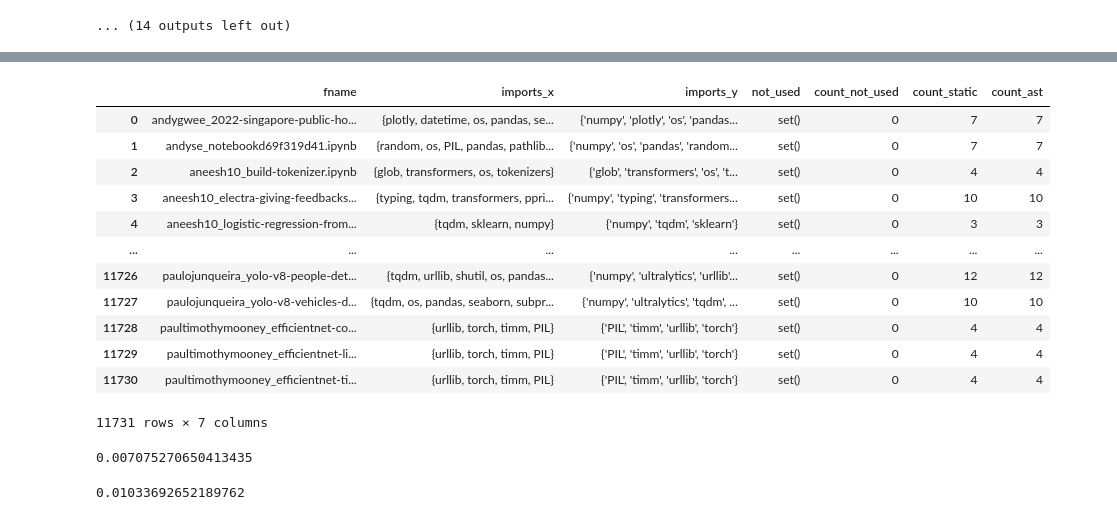
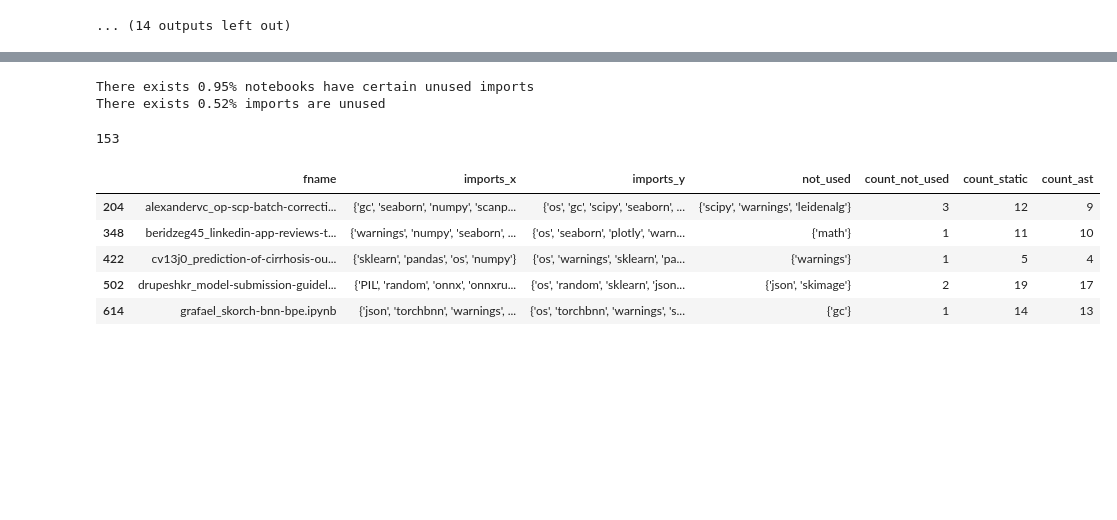
Before and after one commit to PELAB-LiU/jupyter_nbs_empirical, a Jupyter notebook: notebook_analysis-popular_libs.ipynb, the cells around one changed output, grey strips where cells are left out. Saved outputs shown, nothing was run; the diff lists cells and outputs as text; code cells hidden in the pictures; blank space fills up the shorter version.

Commit message:
kaggle imports static and ast

```diff
--- a/notebook_analysis-popular_libs.ipynb
+++ b/notebook_analysis-popular_libs.ipynb
@@ -277,5 +281,10 @@ imports_pd = pd.read_excel(path_imports)
 # %%
-compare_df = pd.merge(res_pd, imports_pd, on="fname",how="left")
+# compare the static extraction and ast extraction of imports on the sampled nbs
+
+imports_pd_sample = pd.read_excel(config.path_default + "/nbdata_k/nbdata_k_imports_sample.xlsx") # static
+imports_pd_sample_ast = pd.read_excel(config.path_default + "/nbdata_k/nbdata_k_imports_ast_samples.xlsx") # ast
+
+compare_df = pd.merge(imports_pd_sample_ast, imports_pd_sample, on="fname",how="left")
 compare_df["not_used"] = ""
 compare_df["count_not_used"] = ""
 compare_df["count_static"] = ""
@@ -283,33 +292,27 @@ compare_df["count_ast"] = ""
 
 for index, row in compare_df.iterrows():
     set_static = eval(row.imports_y)
-    set_ast = row.imports_x
+    set_ast = eval(row.imports_x)
     compare_df.loc[index, "not_used"]=str(set_static-set_ast)
     compare_df.loc[index, "count_not_used"]=len(set_static-set_ast)
     compare_df.loc[index, "count_static"]=len(set_static)
     compare_df.loc[index, "count_ast"]=len(set_ast)
+
+compare_df.to_excel(config.path_default + "/nbdata_k/nbdata_k_imports_sample_compare.xlsx")
-# %%
-compare_df.to_excel(config.path_default + "/nbdata_k/nbdata_k_imports_compare_230102_test.xlsx")
-compare_df
-# %% [output]
-|  | fname | imports_x | imports_y | not_used | count_not_used | count_static | count_ast |
-| 0 | andygwee_2022-singapore-public-ho... | {plotly, datetime, os, pandas, se... | {'numpy', 'plotly', 'os', 'pandas... | set() | 0 | 7 | 7 |
-| 1 | andyse_notebookd69f319d41.ipynb | {random, os, PIL, pandas, pathlib... | {'numpy', 'os', 'pandas', 'random... | set() | 0 | 7 | 7 |
-| 2 | aneesh10_build-tokenizer.ipynb | {glob, transformers, os, tokenizers} | {'glob', 'transformers', 'os', 't... | set() | 0 | 4 | 4 |
-| 3 | aneesh10_electra-giving-feedbacks... | {typing, tqdm, transformers, ppri... | {'numpy', 'typing', 'transformers... | set() | 0 | 10 | 10 |
-| 4 | aneesh10_logistic-regression-from... | {tqdm, sklearn, numpy} | {'numpy', 'tqdm', 'sklearn'} | set() | 0 | 3 | 3 |
-| ... | ... | ... | ... | ... | ... | ... | ... |
-| 11726 | paulojunqueira_yolo-v8-people-det... | {tqdm, urllib, shutil, os, pandas... | {'numpy', 'ultralytics', 'urllib'... | set() | 0 | 12 | 12 |
-| 11727 | paulojunqueira_yolo-v8-vehicles-d... | {tqdm, os, pandas, seaborn, subpr... | {'numpy', 'ultralytics', 'tqdm', ... | set() | 0 | 10 | 10 |
-| 11728 | paultimothymooney_efficientnet-co... | {urllib, torch, timm, PIL} | {'PIL', 'timm', 'urllib', 'torch'} | set() | 0 | 4 | 4 |
-| 11729 | paultimothymooney_efficientnet-li... | {urllib, torch, timm, PIL} | {'PIL', 'timm', 'urllib', 'torch'} | set() | 0 | 4 | 4 |
-| 11730 | paultimothymooney_efficientnet-ti... | {urllib, torch, timm, PIL} | {'PIL', 'timm', 'urllib', 'torch'} | set() | 0 | 4 | 4 |
-11731 rows × 7 columns
 # %%
-(len(compare_df[compare_df.count_not_used>0])-len(compare_df[compare_df.count_static<compare_df.count_ast]))/len(compare_df) # notebook
+print("There exists {0:.2%} notebooks have certain unused imports".format(len(compare_df[compare_df.count_not_used>0])/len(compare_df))) # notebook
+print("There exists {0:.2%} imports are unused".format(sum(compare_df.count_not_used)/sum(compare_df.count_static))) # import
 # %% [output]
-0.007075270650413435
+There exists 0.95% notebooks have certain unused imports
+There exists 0.52% imports are unused
-# %%
-sum(compare_df.count_not_used)/sum(compare_df.count_static) # import
-# %% [output]
-0.01033692652189762
+# %%
+print(len(compare_df[compare_df.count_not_used>0]))
+compare_df[compare_df.count_not_used>0].head()
+# %% [output]
+153
+|  | fname | imports_x | imports_y | not_used | count_not_used | count_static | count_ast |
+| 204 | alexandervc_op-scp-batch-correcti... | {'gc', 'seaborn', 'numpy', 'scanp... | {'os', 'gc', 'scipy', 'seaborn', ... | {'scipy', 'warnings', 'leidenalg'} | 3 | 12 | 9 |
+| 348 | beridzeg45_linkedin-app-reviews-t... | {'warnings', 'numpy', 'seaborn', ... | {'os', 'seaborn', 'plotly', 'warn... | {'math'} | 1 | 11 | 10 |
+| 422 | cv13j0_prediction-of-cirrhosis-ou... | {'sklearn', 'pandas', 'os', 'numpy'} | {'os', 'warnings', 'sklearn', 'pa... | {'warnings'} | 1 | 5 | 4 |
+| 502 | drupeshkr_model-submission-guidel... | {'PIL', 'random', 'onnx', 'onnxru... | {'os', 'random', 'sklearn', 'json... | {'json', 'skimage'} | 2 | 19 | 17 |
+| 614 | grafael_skorch-bnn-bpe.ipynb | {'json', 'torchbnn', 'warnings', ... | {'os', 'torchbnn', 'warnings', 's... | {'gc'} | 1 | 14 | 13 |
```
Also changed, not shown: parts of 16 cells of this notebook, 2 other files.
